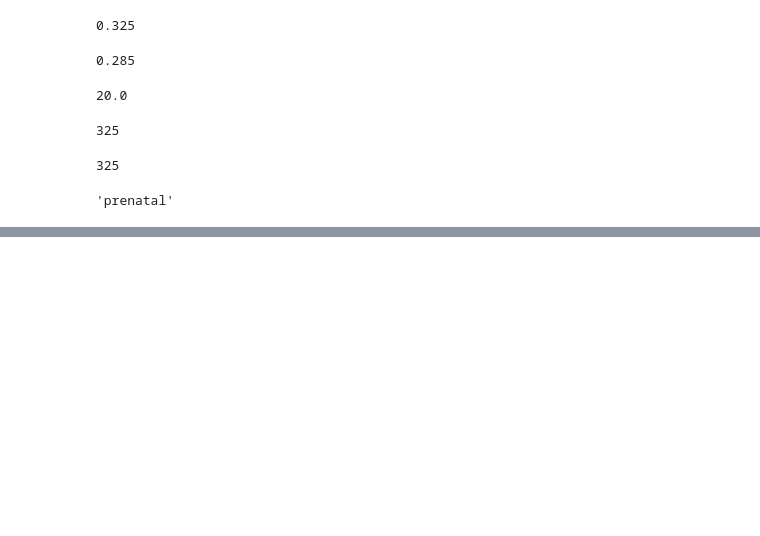
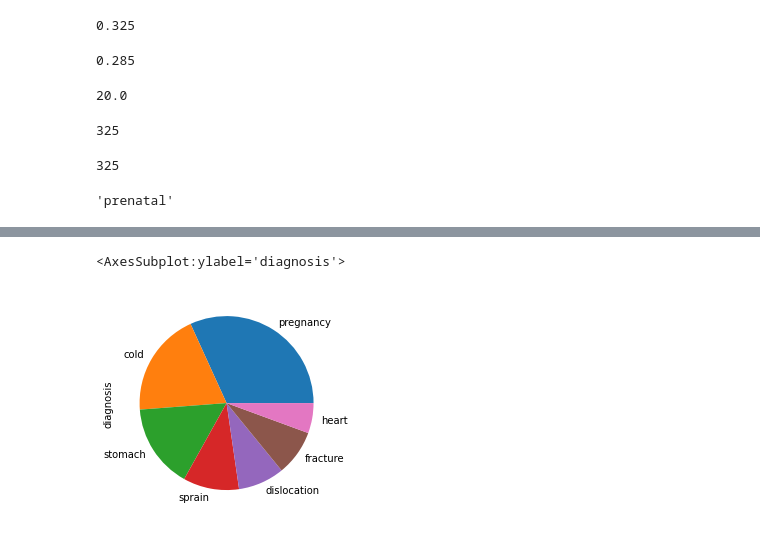
Before and after one commit to klilax/ML, a Jupyter notebook: hospital.ipynb, the cells around one changed output, grey strips where cells are left out. Drawn from its saved outputs; the diff is of its cells as text; code cells hidden in the pictures; blank space fills up the shorter version.

```diff
--- a/hospital.ipynb
+++ b/hospital.ipynb
@@ -130,0 +153,5 @@ hospital[hospital['blood_test'] == 't'].groupby('hospital')['blood_test'].count(
+# %%
+hospital['diagnosis'].value_counts().plot(kind='pie')
+# %% [output]
+<AxesSubplot:ylabel='diagnosis'>
+[figure, added]
```
Also changed, not shown: parts of 7 cells of this notebook, 1 other file.
